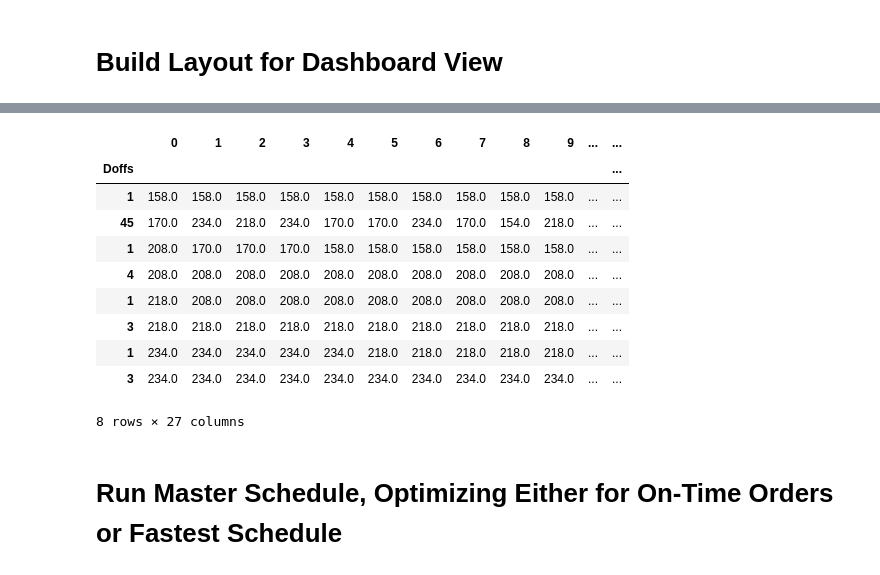
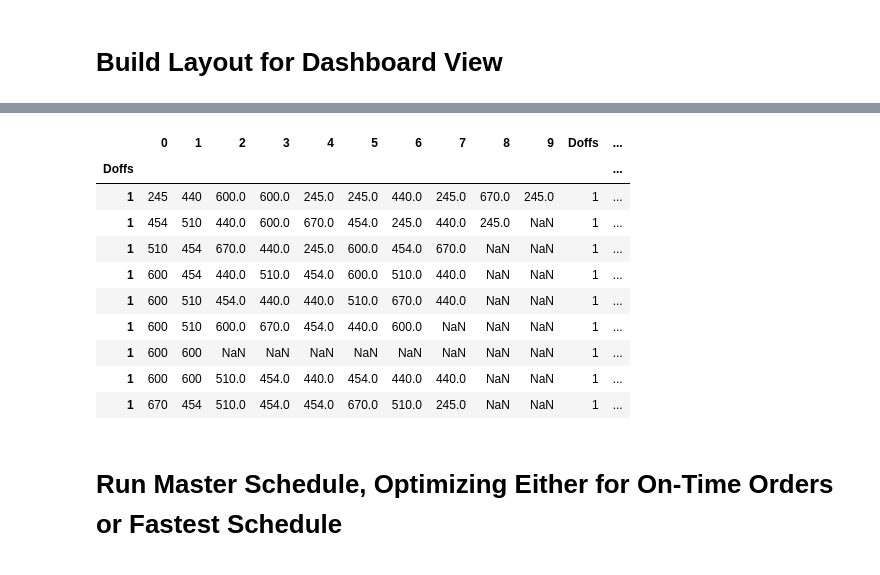
Before and after one commit to wesleybeckner/decklizer, a Jupyter notebook: notebooks/Deckle Optimizer.ipynb, the cells around one changed output, grey strips where cells are left out. Saved outputs shown, nothing was run; the diff lists cells and outputs as text; code cells hidden in the pictures.

Commit message:
fixed no LM in order bug

```diff
--- a/notebooks/Deckle Optimizer.ipynb
+++ b/notebooks/Deckle Optimizer.ipynb
@@ -68,0 +93,4 @@ temp2['Scheduled Ship Date'] = pd.to_datetime(temp2['Scheduled Ship Date'],
+# %%
+for i, x in enumerate(temp2['Scheduled Ship Date']):
+    if type(x) == pd._libs.tslibs.timestamps.Timestamp:
+        temp2.loc[i, 'Scheduled Ship Date'] = datetime.datetime.strftime(x, '%Y-%m-%d')
@@ -76,18 +120,25 @@ colors = list(set([i[1] for i in list(df['Description']
                 .str.split(';')) if type(i) == list]))
 cycles = list(df['CYCLE / BUCKET'].unique())
 # %%
-customer = 'P & G'
-technology = 'SAM' # Technology ->
-color = 'WHITE'
-cycle = 'CYCLE 2'
+customer = 'FIRST QUALITY PRODUCTS'
+technology = 'SM' # Technology ->
+color = 'DENBLUE'
+cycle = 'CYCLE 1'
+
+# customer = 'P & G'
+# technology = 'SAM'
+# color = 'WHITE'
+# cycle = 'CYCLE 1'
 
 df_filtered = df.loc[df['Customer Name'] == customer]
 df_filtered = df_filtered.loc[df_filtered['Description'].str.contains(technology)]
 df_filtered = df_filtered.loc[df_filtered['Description'].str.contains(color)] #CYAN, TEAL
 df_filtered = df_filtered.loc[df_filtered['CYCLE / BUCKET'] == cycle]
+df_filtered = df_filtered.loc[df_filtered['Total LM Order QTY'] > 0]
 df_filtered.insert(0, 'Block', 1)
 df_filtered = df_filtered.reset_index(drop=True)
 df_filtered['Order Number'] = df_filtered.index + 1
 
 df_filtered['Width'] = pd.DataFrame(list(pd.DataFrame(list(df_filtered['Description']
                                                   .str.split(';')))[0].str.split('UN0')))[1]
+df_filtered.head(10)
@@ -105,19 +169,27 @@ for index in df_filtered.index:
 # %%
-
 lm = list(df_filtered.groupby('Description')['Total LM Order QTY'].sum().values)
 widths = list(df_filtered.groupby('Width')['Total LM Order QTY'].sum().index.values.astype(int))
 doffs_in_jumbo = 6
 B = 4160
 L = doff_length = 17000 * doffs_in_jumbo # df['LM putup']
 
-neckin = [4, 4, 5, 7, 7, 7] # 158 missing in cycle 1, 4 mm knife in
+# neckin = [4, 4, 5, 7, 7, 7] # 158 missing in cycle 1, 4 mm knife in
+neckins = []
+for width in widths:
+    if width < 170:
+        neckin = 4
+    elif width < 208:
+        neckin = 5
+    else:
+        neckin = 7
+    neckins.append(neckin)
 w = list(np.array(widths) + np.array(neckin)) # the values used in the actual computation
 q = [math.ceil(x/L) for x in lm] # jumbos needed per width, rounded up
 s = BinPackingExample(w, q) # material orders (list of widths, 1 width = 1 jumbo)
 
 print('The important variables', end='\n\n')
 print('widths: {} (mm)'.format(widths))
-print('neck in: {} (mm)'.format(neckin))
+print('neck in: {} (mm)'.format(neckins))
 print('L (m): {}'.format(L))
 print('undeckled jumbos needed: {}'.format(q))
 # %% [output]
@@ -159,6 +237,6 @@ if we gave each order its own entire row we would produce a lot of wasted materi
 
 # Run Deckle Optimizer
 # %%
-sol, loss = find_optimum(s, B, widths, neckin, max_unique_products=4,
-                         loss_target=2, max_doff_layouts=10)
+sol, loss = find_optimum(s, B, widths, neckins, max_unique_products=4,
+                         loss_target=12, max_doff_layouts=10)
 # %% [output]
@@ -178,17 +439,17 @@ loss: 0.962, best loss: 0.962, steps: 9, gene count: 5, unique doffs: 8, max uni
 # %%
-layout_summary(sol, widths, neckin, B)
+layout_summary(sol, widths, neckins, B)
 # %% [output]
-|  | 0 | 1 | 2 | 3 | 4 | 5 | 6 | 7 | 8 | 9 | ... | ... |
+|  | 0 | 1 | 2 | 3 | 4 | 5 | 6 | 7 | 8 | 9 | Doffs | ... |
 | Doffs |  |  |  |  |  |  |  |  |  |  |  | ... |
-| 1 | 158.0 | 158.0 | 158.0 | 158.0 | 158.0 | 158.0 | 158.0 | 158.0 | 158.0 | 158.0 | ... | ... |
-| 45 | 170.0 | 234.0 | 218.0 | 234.0 | 170.0 | 170.0 | 234.0 | 170.0 | 154.0 | 218.0 | ... | ... |
-| 1 | 208.0 | 170.0 | 170.0 | 170.0 | 158.0 | 158.0 | 158.0 | 158.0 | 158.0 | 158.0 | ... | ... |
-| 4 | 208.0 | 208.0 | 208.0 | 208.0 | 208.0 | 208.0 | 208.0 | 208.0 | 208.0 | 208.0 | ... | ... |
-| 1 | 218.0 | 208.0 | 208.0 | 208.0 | 208.0 | 208.0 | 208.0 | 208.0 | 208.0 | 208.0 | ... | ... |
-| 3 | 218.0 | 218.0 | 218.0 | 218.0 | 218.0 | 218.0 | 218.0 | 218.0 | 218.0 | 218.0 | ... | ... |
-| 1 | 234.0 | 234.0 | 234.0 | 234.0 | 234.0 | 218.0 | 218.0 | 218.0 | 218.0 | 218.0 | ... | ... |
-| 3 | 234.0 | 234.0 | 234.0 | 234.0 | 234.0 | 234.0 | 234.0 | 234.0 | 234.0 | 234.0 | ... | ... |
+| 1 | 245 | 440 | 600.0 | 600.0 | 245.0 | 245.0 | 440.0 | 245.0 | 670.0 | 245.0 | 1 | ... |
+| 1 | 454 | 510 | 440.0 | 600.0 | 670.0 | 454.0 | 245.0 | 440.0 | 245.0 | NaN | 1 | ... |
+| 1 | 510 | 454 | 670.0 | 440.0 | 245.0 | 600.0 | 454.0 | 670.0 | NaN | NaN | 1 | ... |
+| 1 | 600 | 454 | 440.0 | 510.0 | 454.0 | 600.0 | 510.0 | 440.0 | NaN | NaN | 1 | ... |
+| 1 | 600 | 510 | 454.0 | 440.0 | 440.0 | 510.0 | 670.0 | 440.0 | NaN | NaN | 1 | ... |
+| 1 | 600 | 510 | 600.0 | 670.0 | 454.0 | 440.0 | 600.0 | NaN | NaN | NaN | 1 | ... |
+| 1 | 600 | 600 | NaN | NaN | NaN | NaN | NaN | NaN | NaN | NaN | 1 | ... |
+| 1 | 600 | 600 | 510.0 | 454.0 | 440.0 | 454.0 | 440.0 | 440.0 | NaN | NaN | 1 | ... |
+| 1 | 670 | 454 | 510.0 | 454.0 | 454.0 | 670.0 | 510.0 | 245.0 | NaN | NaN | 1 | ... |
-8 rows × 27 columns
 # %% [markdown]
 # Run Master Schedule, Optimizing Either for On-Time Orders or Fastest Schedule
 # %%
```
Also changed, not shown: parts of 31 cells of this notebook, 2 other files.
